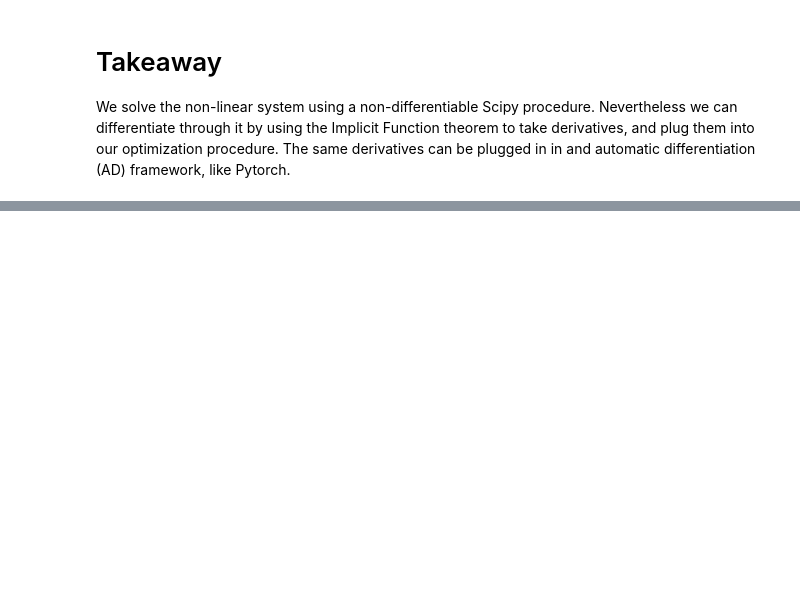
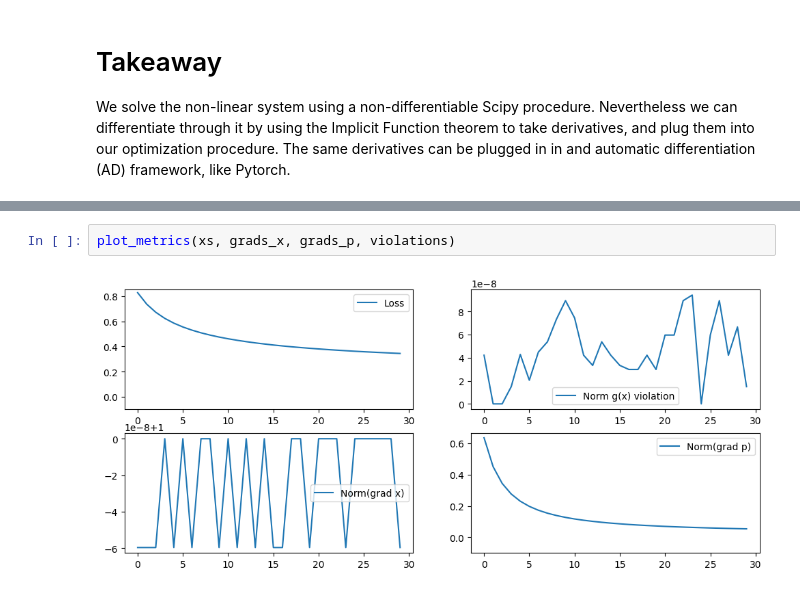
Before and after one commit to tomasruizt/Code-Along, a Jupyter notebook: matrix-calculus/8.3 Adjoint Differentiation Through Non-Linear System of Equations.ipynb, the cells around one changed output, grey strips where cells are left out. Drawn from its saved outputs; the diff is of its cells as text; blank space fills up the shorter version.

```diff
--- a/matrix-calculus/8.3 Adjoint Differentiation Through Non-Linear System of Equations.ipynb
+++ b/matrix-calculus/8.3 Adjoint Differentiation Through Non-Linear System of Equations.ipynb
@@ -205,0 +250,4 @@ We solve the non-linear system using a non-differentiable Scipy procedure. Never
+# %%
+plot_metrics(xs, grads_x, grads_p, violations)
+# %% [output]
+[figure, added]
```
Also changed, not shown: parts of 6 cells of this notebook, 2 other files.
